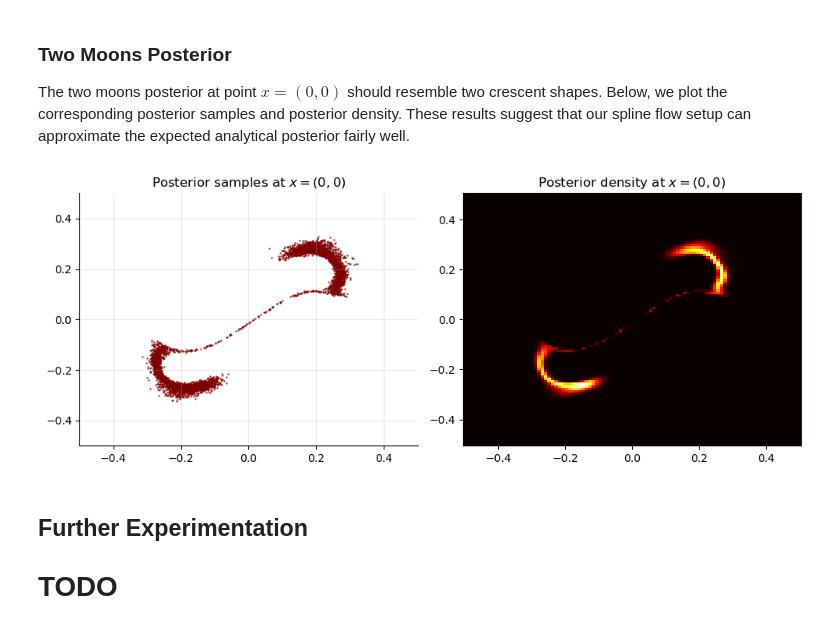
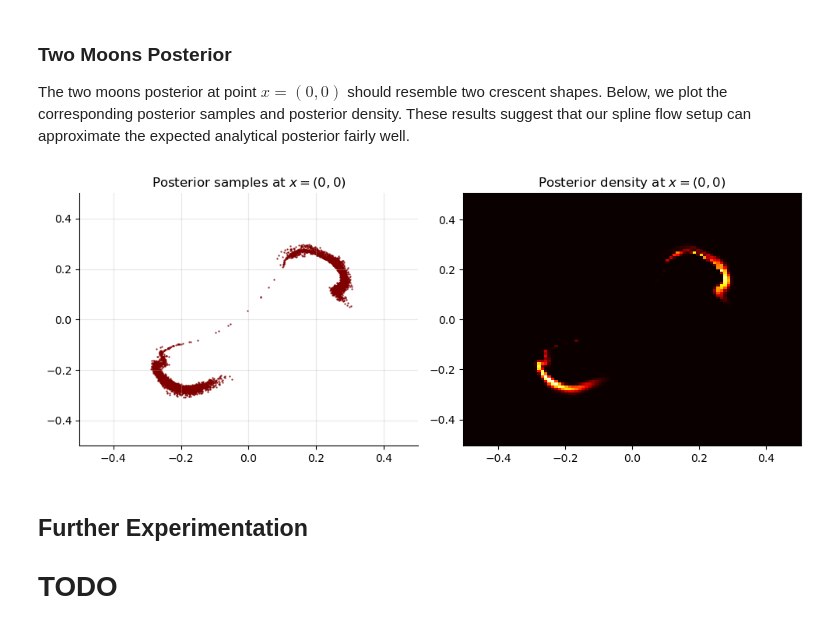
Before and after one commit to stefanradev93/BayesFlow, a Jupyter notebook: examples/TwoMoons_Bimodal_Posterior.ipynb, the cells around one changed output. Saved outputs shown, nothing was run; the diff lists cells and outputs as text; code cells hidden in the pictures.

```diff
--- a/examples/TwoMoons_Bimodal_Posterior.ipynb
+++ b/examples/TwoMoons_Bimodal_Posterior.ipynb
@@ -70,10 +72,12 @@ dataset = OfflineDataset(data, batch_size=8, batches_per_epoch=1000//8)
 # %%
-inference_net = CouplingFlow.all_in_one(target_dim=2, coupling_layers=4)
+epochs = 250
+
+inference_net = CouplingFlow(depth=4, permutation="orthogonal")
 
 amortizer = AmortizedPosterior(inference_net)
 
-epochs = 200
 lr = keras.optimizers.schedules.CosineDecay(5e-4, decay_steps=int(epochs * dataset.batches_per_epoch))
-# TODO: Experiments with clipnorm
+
 optimizer = keras.optimizers.AdamW(lr, weight_decay=1e-3)
+
 amortizer.compile(optimizer=optimizer)
@@ -127,36 +100,36 @@ The two moons posterior at point $x = (0, 0)$ should resemble two crescent shape
 num_draws = 5000
 
 # Prepare figure
 f, axarr = plt.subplots(1, 2, figsize=(10, 4))
 
 # Obtain amortized samples
 obs_data = np.zeros((num_draws, 2)).astype(np.float32)
 # TODO - replace with amortizer interface
-samples_at_origin = inference_net.sample(num_draws, obs_data)
+samples_at_origin = inference_net.sample(num_samples=num_draws, conditions=obs_data)
 
 # Plot samples
 axarr[0].scatter(samples_at_origin[:, 0], samples_at_origin[:, 1], color="maroon", alpha=0.75, s=0.5)
 sns.despine(ax=axarr[0])
 axarr[0].set_title(r"Posterior samples at $x=(0, 0)$")
 axarr[0].grid(alpha=0.3)
 axarr[0].set_xlim([-0.5, 0.5])
 axarr[0].set_ylim([-0.5, 0.5])
 
 # Compute log density on relevant posterior range
 side = np.linspace(-0.5, 0.5, 100)
 x, y = np.meshgrid(side, side)
 obs_data_rep = np.zeros((10000, 2)).astype(np.float32)
 params = np.c_[x.flatten(), y.flatten()]
 # TODO - replace with amortizer interface
-lpdf = amortizer.log_prob(params, obs_data_rep)
+lpdf = inference_net.log_prob(params, obs_data_rep)
 
 # # Plot the density map using nearest-neighbor interpolation
 axarr[1].pcolormesh(x, y, np.exp(lpdf).reshape(100, 100), cmap=cm.hot)
 axarr[1].set_title(r"Posterior density at $x=(0, 0)$")
 
 f.tight_layout()
 # %% [output]
-[figure, old version]
+[figure, new version]
 # %% [markdown]
 ## Further Experimentation <a class="anchor" id="further_experimentation"></a>
 
```
Also changed, not shown: parts of 4 cells of this notebook.
